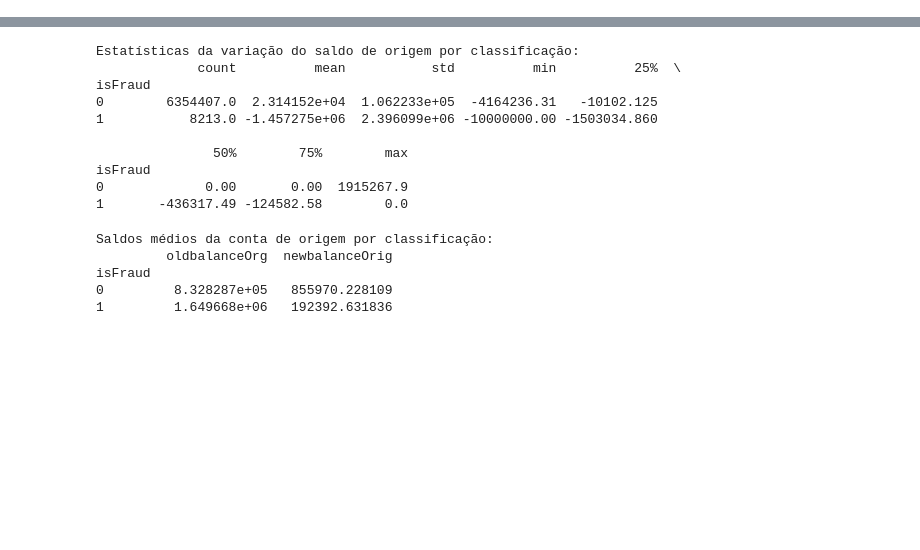
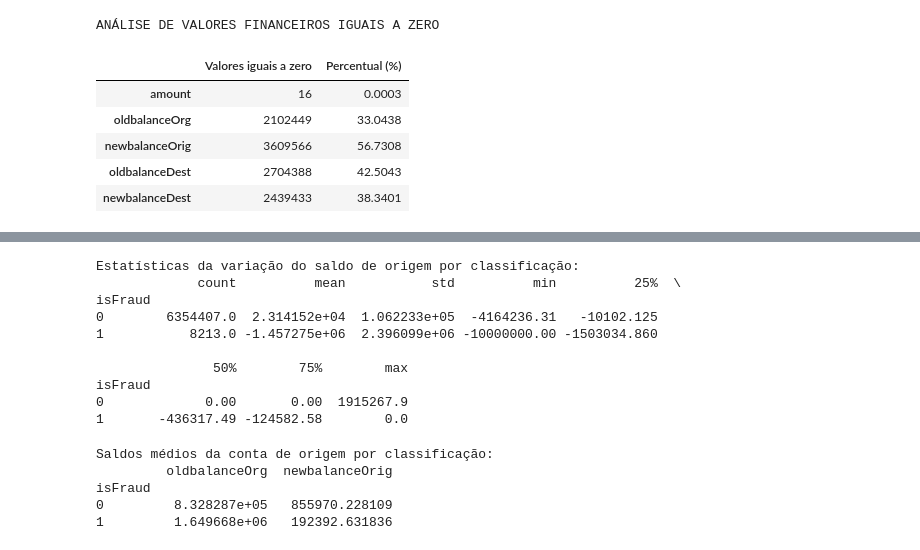
Before and after one commit to joaoribeiro-max/grupo5-fraud-detection, a Jupyter notebook: notebooks/01_analise_exploratoria.ipynb, the cells around one changed output, grey strips where cells are left out. Saved outputs shown, nothing was run; the diff lists cells and outputs as text; code cells hidden in the pictures; blank space fills up the shorter version.

```diff
--- a/notebooks/01_analise_exploratoria.ipynb
+++ b/notebooks/01_analise_exploratoria.ipynb
@@ -0,0 +54,40 @@
+# %%
+
+# ============================================================
+# ETAPA 17 - ANÁLISE DE VALORES IGUAIS A ZERO
+# ============================================================
+
+# Define as variáveis financeiras que serão analisadas.
+colunas_financeiras = [
+    "amount",
+    "oldbalanceOrg",
+    "newbalanceOrig",
+    "oldbalanceDest",
+    "newbalanceDest"
+]
+
+# Conta quantos registros possuem valor igual a zero.
+valores_zero = (df[colunas_financeiras] == 0).sum()
+
+# Calcula o percentual de valores iguais a zero.
+percentual_zero = (
+    (valores_zero / len(df)) * 100
+).round(4)
+
+# Organiza os resultados em uma tabela.
+analise_zeros = pd.DataFrame({
+    "Valores iguais a zero": valores_zero,
+    "Percentual (%)": percentual_zero
+})
+
+# Apresenta os resultados.
+print("ANÁLISE DE VALORES FINANCEIROS IGUAIS A ZERO")
+display(analise_zeros)
+# %% [output]
+ANÁLISE DE VALORES FINANCEIROS IGUAIS A ZERO
+|  | Valores iguais a zero | Percentual (%) |
+| amount | 16 | 0.0003 |
+| oldbalanceOrg | 2102449 | 33.0438 |
+| newbalanceOrig | 3609566 | 56.7308 |
+| oldbalanceDest | 2704388 | 42.5043 |
+| newbalanceDest | 2439433 | 38.3401 |
```
Also changed, not shown: parts of 6 cells of this notebook, 12 other files.
